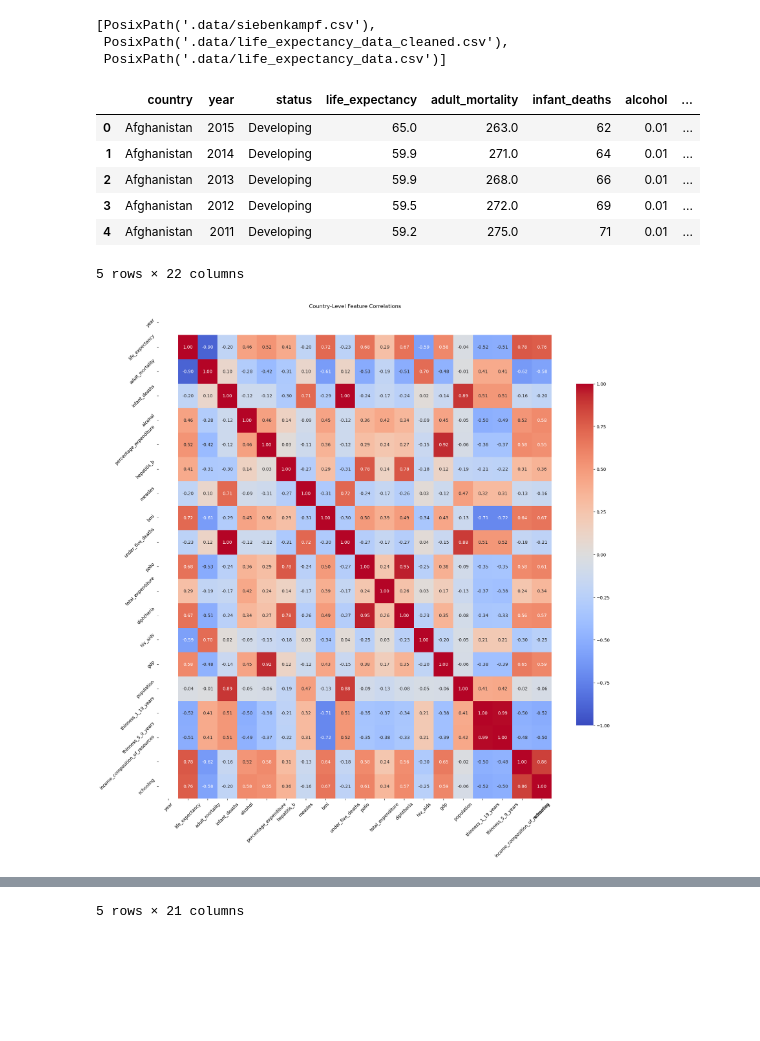
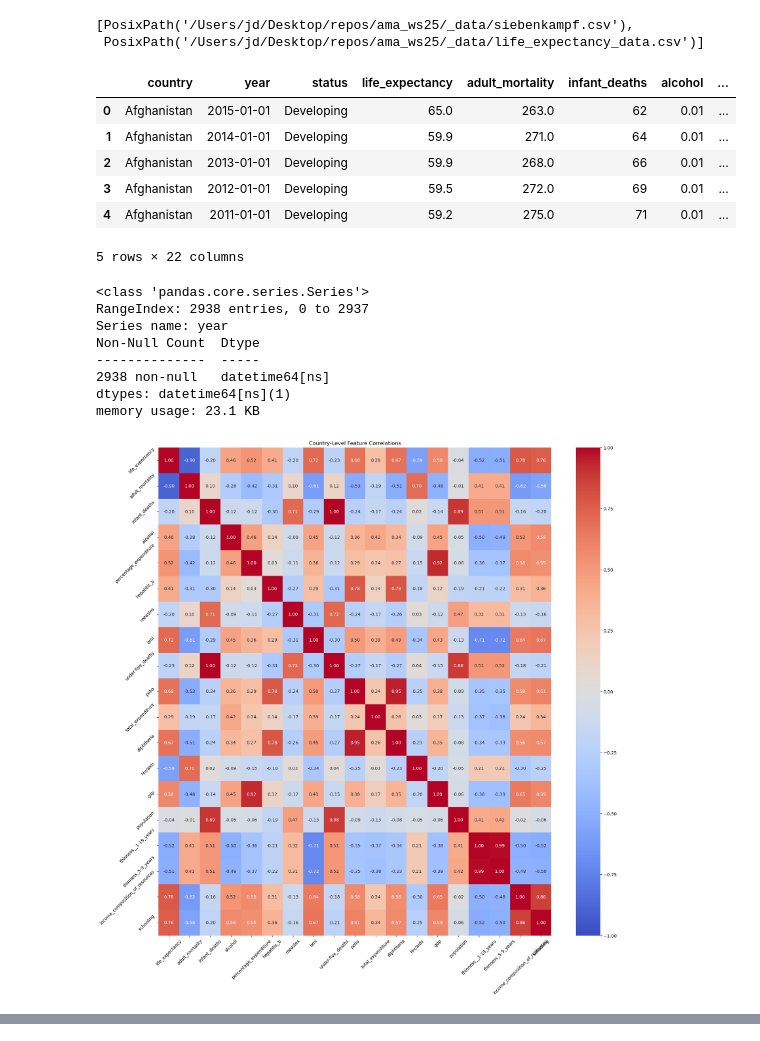
Before and after one commit to punsii/ama_ws25, a Jupyter notebook: notebooks/project/life_exp_proj_01.ipynb, the cells around one changed output, grey strips where cells are left out. Drawn from its saved outputs; the diff is of its cells as text; code cells hidden in the pictures; blank space fills up the shorter version.

Commit message:
fix: paths in notebooks

```diff
--- a/notebooks/project/life_exp_proj_01.ipynb
+++ b/notebooks/project/life_exp_proj_01.ipynb
@@ -7,39 +7,32 @@ import pandas as pd
 from sklearn.decomposition import PCA
 from sklearn.preprocessing import StandardScaler
 # %%
-data_dir = Path(".data")
+data_dir = Path.cwd().parents[1] / "_data"
 
 assert data_dir.exists(), data_dir
 list(data_dir.glob("*.csv"))
 # %% [output]
-[PosixPath('.data/siebenkampf.csv'),
- PosixPath('.data/life_expectancy_data_cleaned.csv'),
- PosixPath('.data/life_expectancy_data.csv')]
+[PosixPath('/Users/jd/Desktop/repos/ama_ws25/_data/siebenkampf.csv'),
+ PosixPath('/Users/jd/Desktop/repos/ama_ws25/_data/life_expectancy_data.csv')]
 # %%
 df = (
     pd.read_csv(data_dir / "life_expectancy_data.csv")
     .pipe(
         lambda d: d.set_axis(
-            d.columns
-            .str.strip()
-            .str.lower()
-            .str.replace("[^0-9a-zA-Z]+", "_", regex=True)
-            .str.replace("__+", "_", regex=True)
-            .str.strip("_"),
+            d.columns.str.strip().str.lower()
+            .str.replace(" ", "_"),
             axis=1,
         )
     )
-    .pipe(lambda d: d.replace(r"^\s*$", np.nan, regex=True))
     .assign(
-        country=lambda d: d.country.astype("string").str.strip(),
-        status=lambda d: d.status.astype("string").str.strip().str.title(),
+        year=lambda d: pd.to_datetime(d.year.astype(str), format="%Y", errors="coerce"),
     )
     .pipe(
         lambda d: d.assign(
             **{
                 col: pd.to_numeric(d[col], errors="coerce")
                 for col in d.columns
-                if col not in {"country", "status"}
+                if col not in {"country", "status", "year"}
             }
         )
     )
@@ -47,12 +40,23 @@ df = (
 df.head()
 # %% [output]
 |  | country | year | status | life_expectancy | adult_mortality | infant_deaths | alcohol | ... |
-| 0 | Afghanistan | 2015 | Developing | 65.0 | 263.0 | 62 | 0.01 | ... |
-| 1 | Afghanistan | 2014 | Developing | 59.9 | 271.0 | 64 | 0.01 | ... |
-| 2 | Afghanistan | 2013 | Developing | 59.9 | 268.0 | 66 | 0.01 | ... |
-| 3 | Afghanistan | 2012 | Developing | 59.5 | 272.0 | 69 | 0.01 | ... |
-| 4 | Afghanistan | 2011 | Developing | 59.2 | 275.0 | 71 | 0.01 | ... |
+| 0 | Afghanistan | 2015-01-01 | Developing | 65.0 | 263.0 | 62 | 0.01 | ... |
+| 1 | Afghanistan | 2014-01-01 | Developing | 59.9 | 271.0 | 64 | 0.01 | ... |
+| 2 | Afghanistan | 2013-01-01 | Developing | 59.9 | 268.0 | 66 | 0.01 | ... |
+| 3 | Afghanistan | 2012-01-01 | Developing | 59.5 | 272.0 | 69 | 0.01 | ... |
+| 4 | Afghanistan | 2011-01-01 | Developing | 59.2 | 275.0 | 71 | 0.01 | ... |
 5 rows × 22 columns
+# %%
+df.year.info()
+# %% [output]
+<class 'pandas.core.series.Series'>
+RangeIndex: 2938 entries, 0 to 2937
+Series name: year
+Non-Null Count  Dtype
+--------------  -----
+2938 non-null   datetime64[ns]
+dtypes: datetime64[ns](1)
+memory usage: 23.1 KB
 # %%
 country_summary = (
     df
@@ -64,32 +68,31 @@ country_summary = (
             **{
                 col: d[col].fillna(d[col].mean())
                 for col in d.columns
                 if col != "country"
             }
         )
     )
  )
 
 plt.figure(figsize=(20, 20))
 (
     country_summary
     .drop(columns=["country"])
     .corr()
     .pipe(
         lambda d: sns.heatmap(
             d,
             annot=True,
             fmt=".2f",
             cmap="coolwarm",
             vmin=-1,
             vmax=1,
-            cbar_kws={"shrink": 0.7},
         )
     )
 )
 plt.tick_params(axis="both", rotation=45)
 plt.title("Country-Level Feature Correlations")
 plt.show()
 country_summary.head()
 # %% [output]
-[figure, old version]
+[figure, new version]
@@ -102,4 +105,3 @@ country_summary.head()
-5 rows × 21 columns
 # %%
 corr_pairs = (
     country_summary
```
Also changed, not shown: parts of 3 cells of this notebook, 1 other file.
